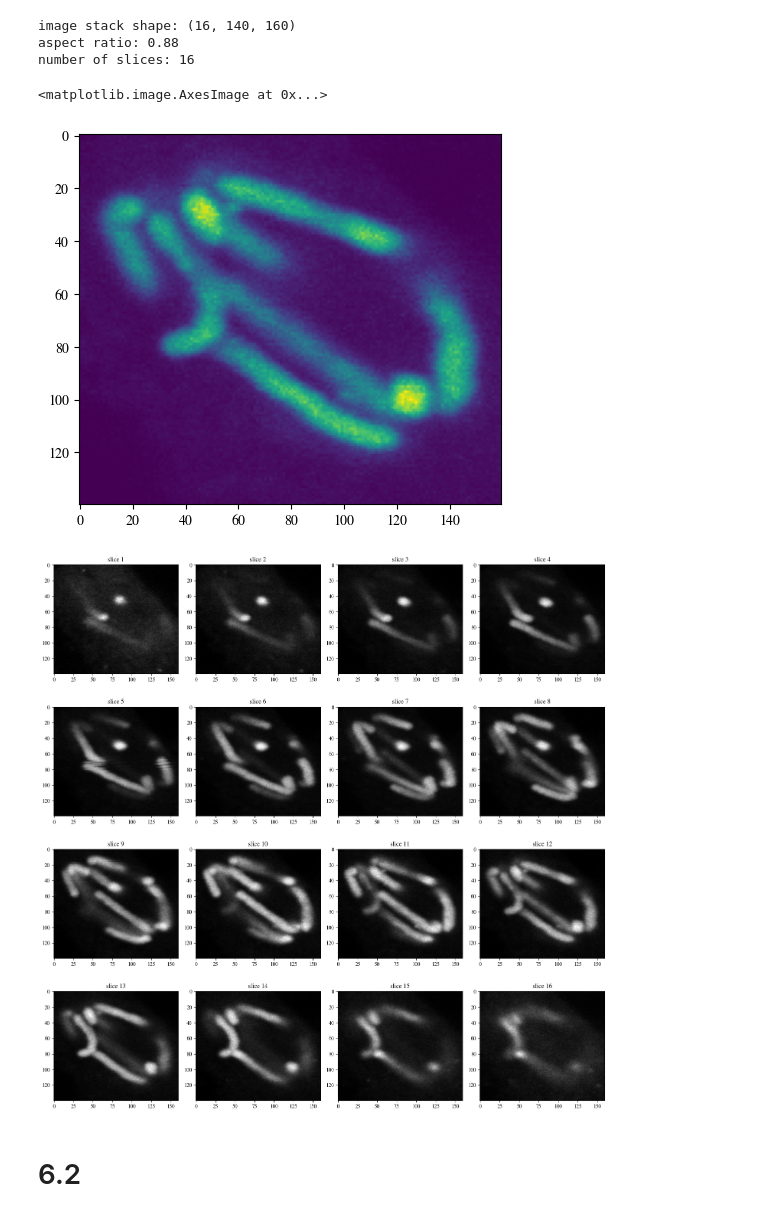
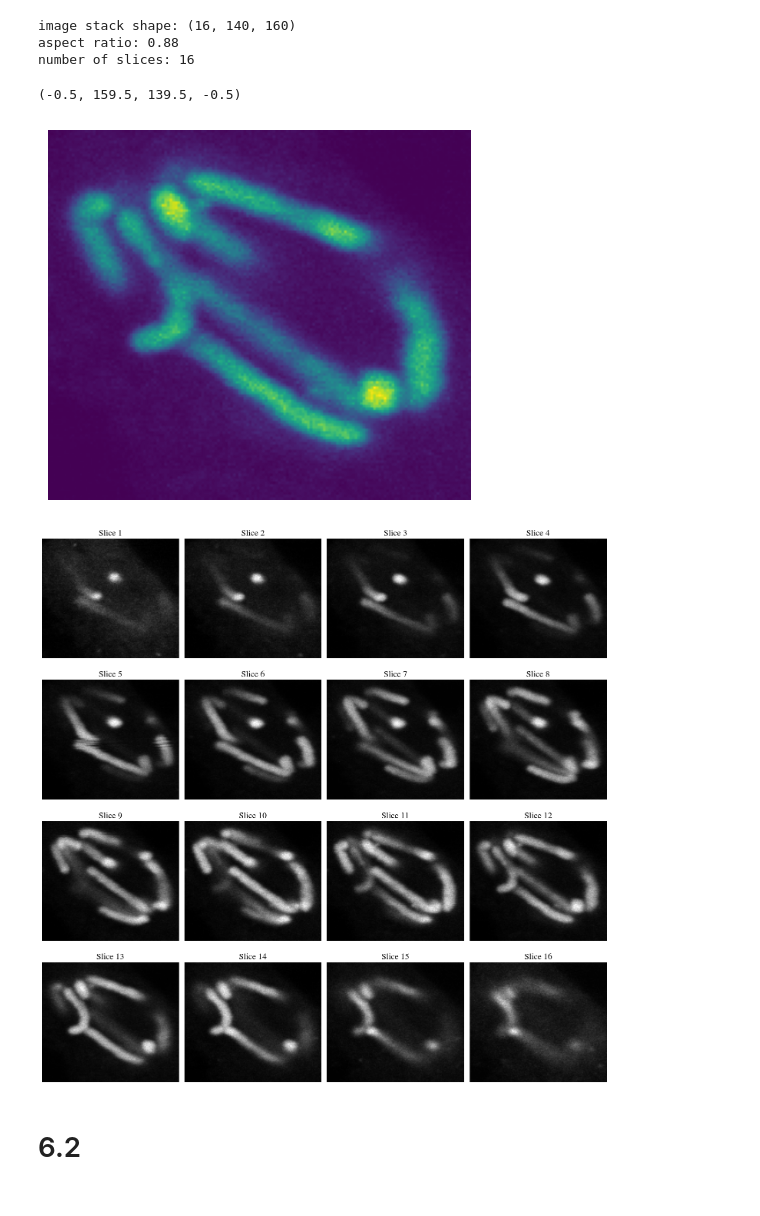
Before and after one commit to bramvaneerden/IA_Assignments, a Jupyter notebook: A6/Image_Analysis_assignment6_group8.ipynb, the cells around one changed output. Saved outputs shown, nothing was run; the diff lists cells and outputs as text; code cells hidden in the pictures.

```diff
--- a/A6/Image_Analysis_assignment6_group8.ipynb
+++ b/A6/Image_Analysis_assignment6_group8.ipynb
@@ -39,12 +43,13 @@ aspect ratio: 0.88
 number of slices: 16
 # %%
 plt.imshow(image_stack[11,:,:])
+plt.axis('off')
 # %% [output]
-<matplotlib.image.AxesImage at 0x...>
+(-0.5, 159.5, 139.5, -0.5)
-[figure, old version]
+[figure, new version]
 # %%
 def display_stack(image_stack):
-    depth, y_size, x_size = image_stack.shape
+    depth = image_stack.shape[0]
     grid_size = int(np.sqrt(depth))
 
     fig, axes = plt.subplots(grid_size, grid_size, figsize =(15,15))
@@ -52,14 +57,15 @@ def display_stack(image_stack):
 
     for i in range(depth):
         axes[i].imshow(image_stack[i, :,:], cmap = "gray")
-        axes[i].set_title(f'slice {i+1}')
+        axes[i].set_title(f'Slice {i+1}', fontsize=16)
+        axes[i].axis('off')
 
     plt.tight_layout()
     plt.show()
 
 display_stack(image_stack)
 # %% [output]
-[figure, old version]
+[figure, new version]
 # %% [markdown]
 # 6.2
 # %%
```
Also changed, not shown: parts of 4 cells of this notebook.
